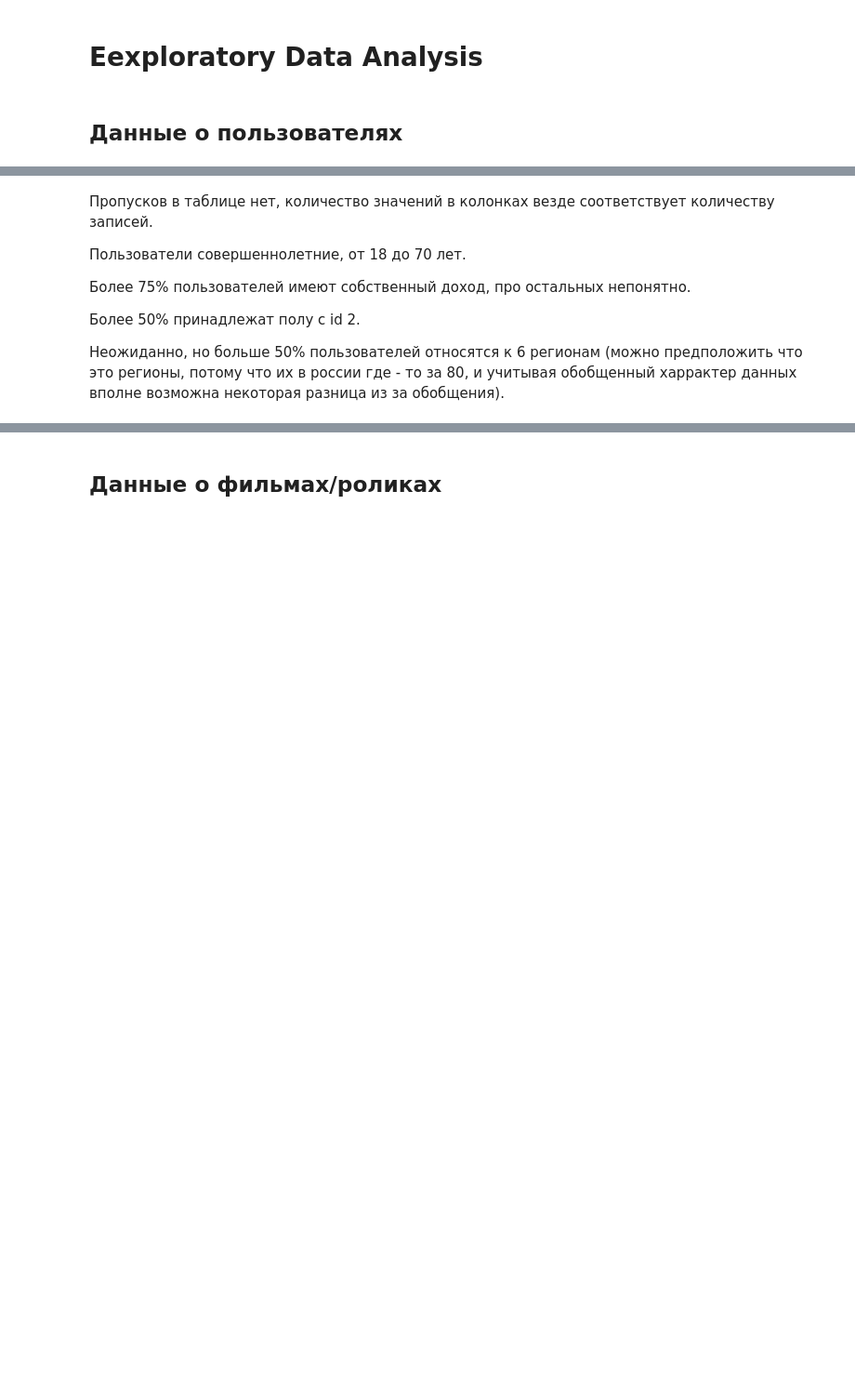
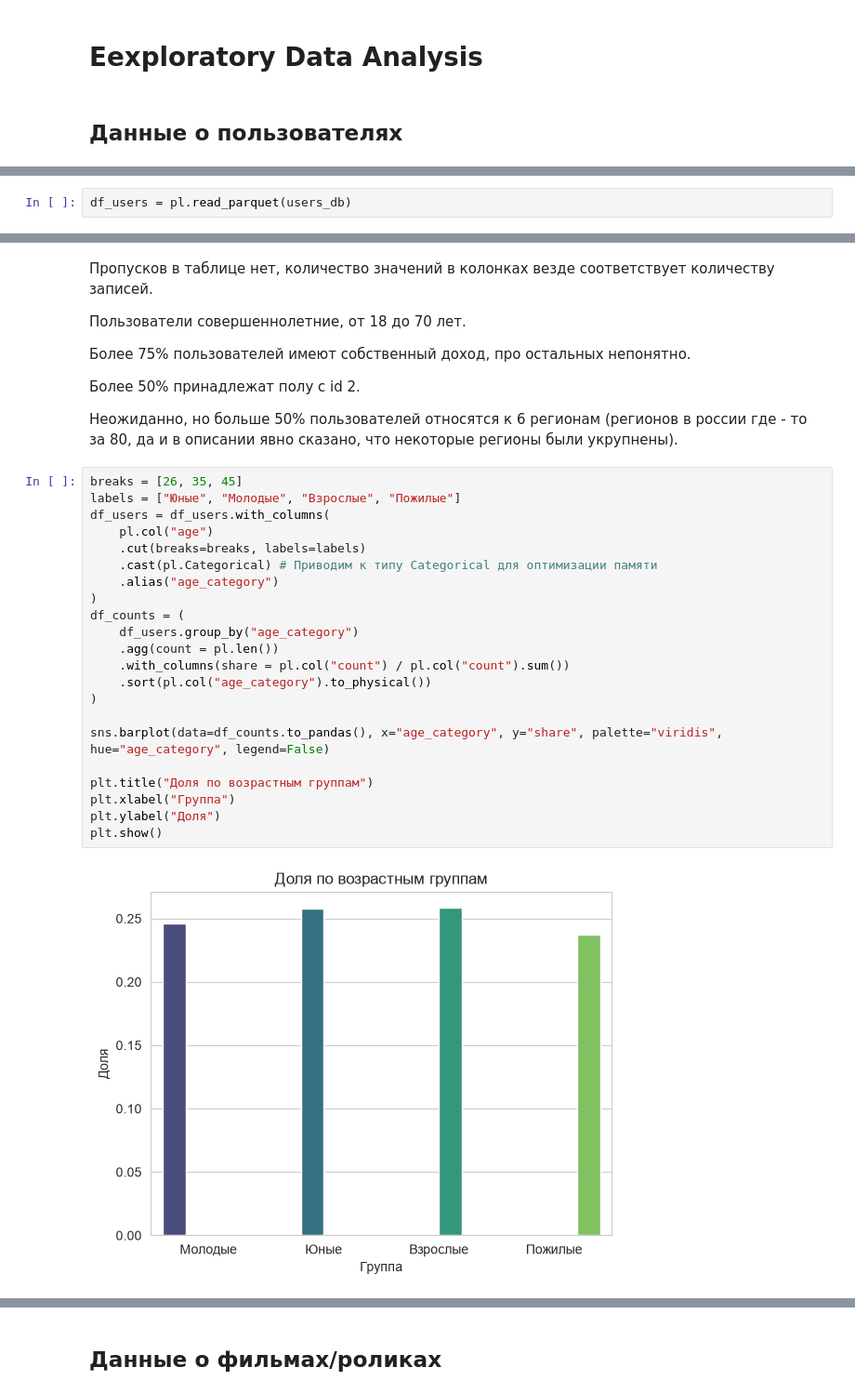
Before and after one commit to skol/netology_final, a Jupyter notebook: notebooks/01_eda.ipynb, the cells around one changed output, grey strips where cells are left out. Shown at 93% size. Saved outputs shown, nothing was run; the diff lists cells and outputs as text; blank space fills up the shorter version.

```diff
--- a/notebooks/01_eda.ipynb
+++ b/notebooks/01_eda.ipynb
@@ -40,0 +22,2 @@ print(df_meta)
+# %%
+df_users = pl.read_parquet(users_db)
@@ -47,4 +45,28 @@ print(df_meta)
 
 Более 50% принадлежат полу с id 2.
 
-Неожиданно, но больше 50% пользователей относятся к 6 регионам (можно предположить что это регионы, потому что их в россии где - то за 80, и учитывая обобщенный харрактер данных вполне возможна некоторая разница из за обобщения).
+Неожиданно, но больше 50% пользователей относятся к 6 регионам (регионов в россии где - то за 80, да и в описании явно сказано, что некоторые регионы были укрупнены).
+# %%
+breaks = [26, 35, 45]
+labels = ["Юные", "Молодые", "Взрослые", "Пожилые"]
+df_users = df_users.with_columns(
+    pl.col("age")
+    .cut(breaks=breaks, labels=labels)
+    .cast(pl.Categorical) # Приводим к типу Categorical для оптимизации памяти
+    .alias("age_category")
+)
+df_counts = (
+    df_users.group_by("age_category")
+    .agg(count = pl.len())
+    .with_columns(share = pl.col("count") / pl.col("count").sum())
+    .sort(pl.col("age_category").to_physical())
+)
+
+sns.barplot(data=df_counts.to_pandas(), x="age_category", y="share", palette="viridis", hue="age_category", legend=False)
+
+plt.title("Доля по возрастным группам")
+plt.xlabel("Группа")
+plt.ylabel("Доля")
+plt.show()
+# %% [output]
+[figure, added]
```
Also changed, not shown: parts of 18 cells of this notebook, 27 other files.
